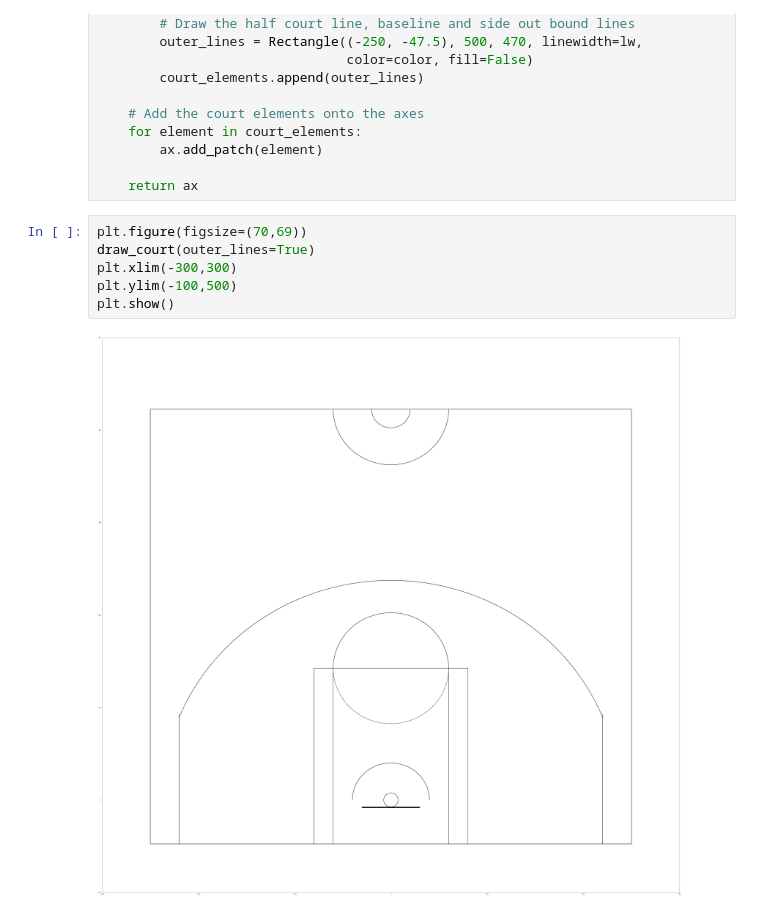
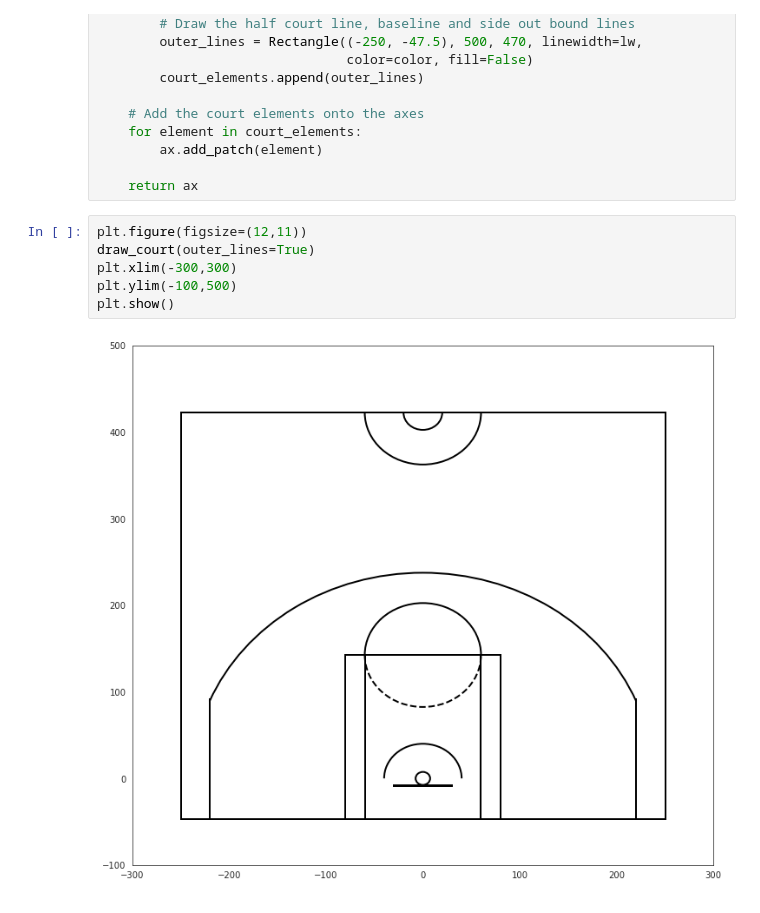
Before and after one commit to JonasBrichzin/nba_shot_tracking_1.1, a Jupyter notebook: import_data.ipynb, the cells around one changed output. Saved outputs shown, nothing was run; the diff lists cells and outputs as text.

```diff
--- a/import_data.ipynb
+++ b/import_data.ipynb
@@ -249,11 +249,11 @@ def draw_court(ax=None, color='black', lw=2, outer_lines=False):
 
     return ax
 # %%
-plt.figure(figsize=(70,69))
+plt.figure(figsize=(12,11))
 draw_court(outer_lines=True)
 plt.xlim(-300,300)
 plt.ylim(-100,500)
 plt.show()
 # %% [output]
-[figure, old version]
+[figure, new version]
 # %%
```
Also changed, not shown: parts of 3 cells of this notebook.
